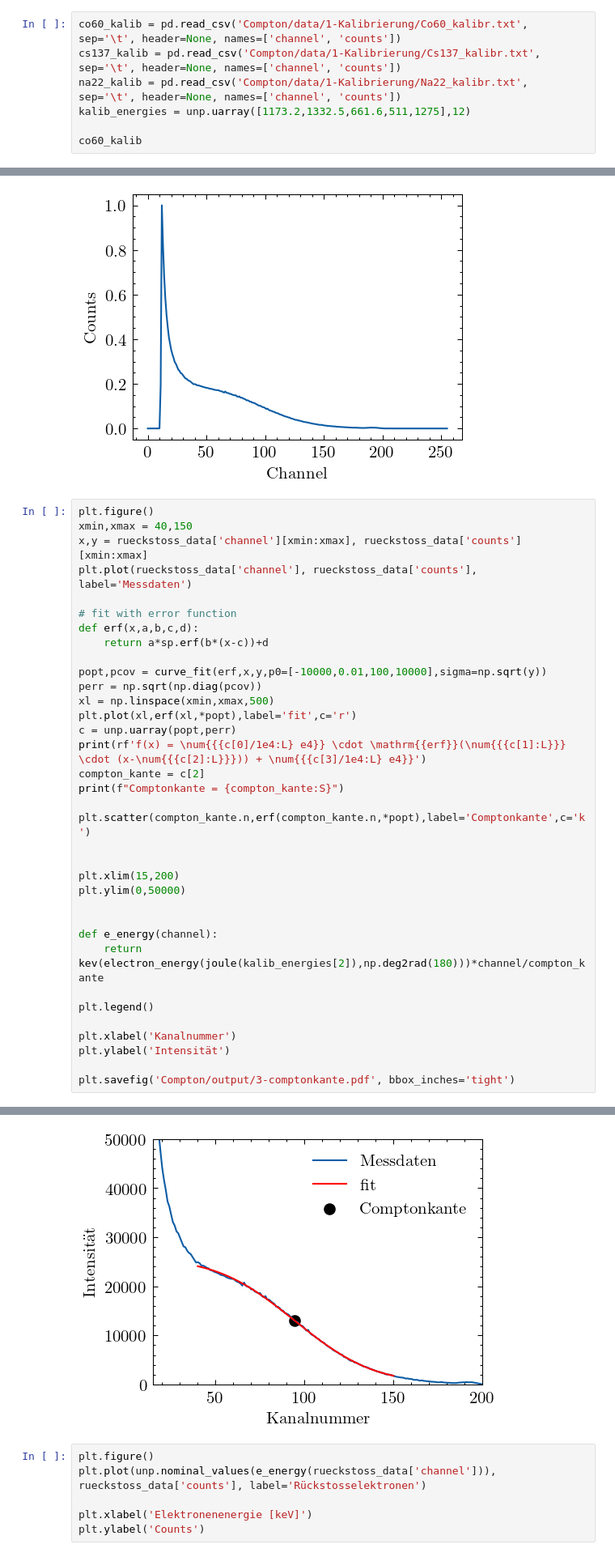
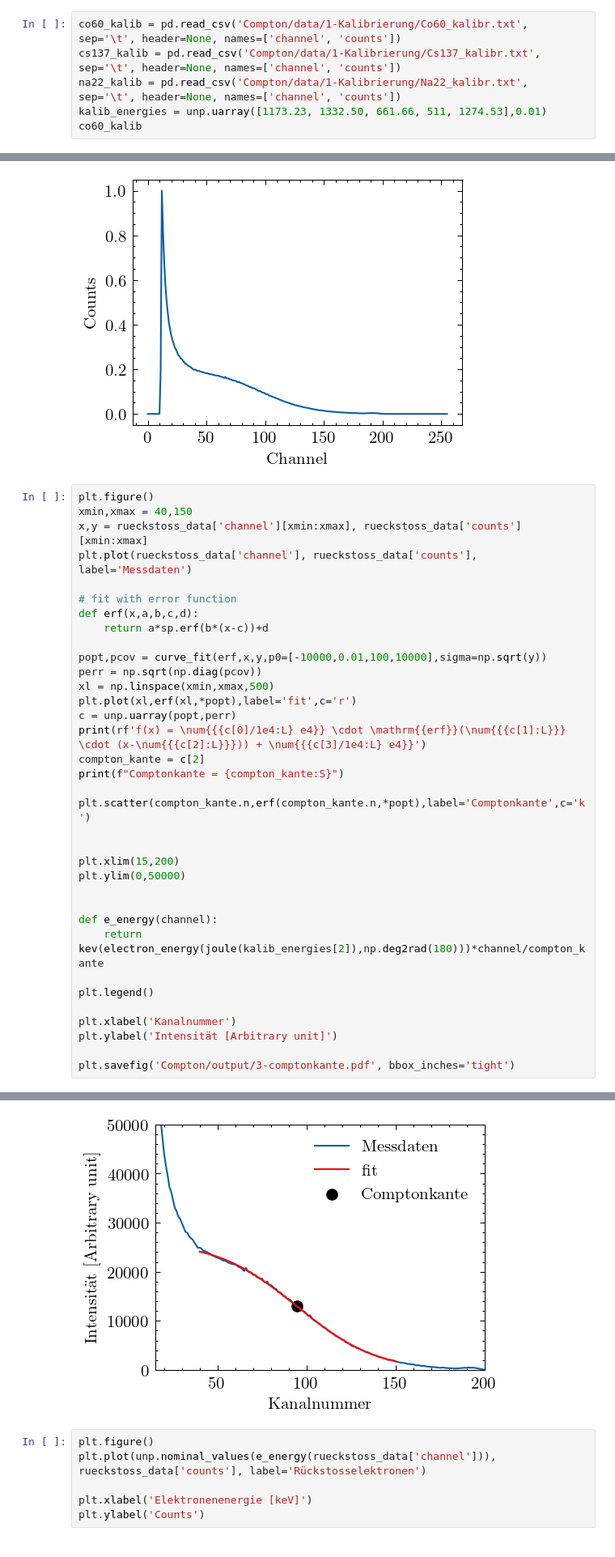
Before and after one commit to emhl/FP1, a Jupyter notebook: Compton.ipynb, the cells around one changed output, grey strips where cells are left out. Shown at 81% size. Cells and saved outputs as stored; diff of their text form.

```diff
--- a/Compton.ipynb
+++ b/Compton.ipynb
@@ -76,8 +76,7 @@ def mapcolors(n):
 co60_kalib = pd.read_csv('Compton/data/1-Kalibrierung/Co60_kalibr.txt', sep='\t', header=None, names=['channel', 'counts'])
 cs137_kalib = pd.read_csv('Compton/data/1-Kalibrierung/Cs137_kalibr.txt', sep='\t', header=None, names=['channel', 'counts'])
 na22_kalib = pd.read_csv('Compton/data/1-Kalibrierung/Na22_kalibr.txt', sep='\t', header=None, names=['channel', 'counts'])
-kalib_energies = unp.uarray([1173.2,1332.5,661.6,511,1275],12)
-
+kalib_energies = unp.uarray([1173.23, 1332.50, 661.66, 511, 1274.53],0.01)
 co60_kalib
 # %% [output]
 |  | channel | counts |
@@ -389,35 +388,35 @@ plt.plot(rueckstoss_data['channel'], rueckstoss_data['counts'], label='Messdaten
 def erf(x,a,b,c,d):
     return a*sp.erf(b*(x-c))+d
 
 popt,pcov = curve_fit(erf,x,y,p0=[-10000,0.01,100,10000],sigma=np.sqrt(y))
 perr = np.sqrt(np.diag(pcov))
 xl = np.linspace(xmin,xmax,500)
 plt.plot(xl,erf(xl,*popt),label='fit',c='r')
 c = unp.uarray(popt,perr)
 print(rf'f(x) = \num{{{c[0]/1e4:L} e4}} \cdot \mathrm{{erf}}(\num{{{c[1]:L}}} \cdot (x-\num{{{c[2]:L}}})) + \num{{{c[3]/1e4:L} e4}}')
 compton_kante = c[2]
 print(f"Comptonkante = {compton_kante:S}")
 
 plt.scatter(compton_kante.n,erf(compton_kante.n,*popt),label='Comptonkante',c='k')
 
 
 plt.xlim(15,200)
 plt.ylim(0,50000)
 
 
 def e_energy(channel):
     return kev(electron_energy(joule(kalib_energies[2]),np.deg2rad(180)))*channel/compton_kante
 
 plt.legend()
 
 plt.xlabel('Kanalnummer')
-plt.ylabel('Intensität')
+plt.ylabel('Intensität [Arbitrary unit]')
 
 plt.savefig('Compton/output/3-comptonkante.pdf', bbox_inches='tight')
 # %% [output]
 f(x) = \num{-1.255 \pm 0.009 e4} \cdot \mathrm{erf}(\num{0.02050 \pm 0.00023} \cdot (x-\num{94.58 \pm 0.23})) + \num{1.297 \pm 0.005 e4}
 Comptonkante = 94.58(23)
-[figure, old version]
+[figure, new version]
 # %%
 plt.figure()
 plt.plot(unp.nominal_values(e_energy(rueckstoss_data['channel'])), rueckstoss_data['counts'], label='Rückstosselektronen')
```
Also changed, not shown: parts of 28 cells of this notebook.
